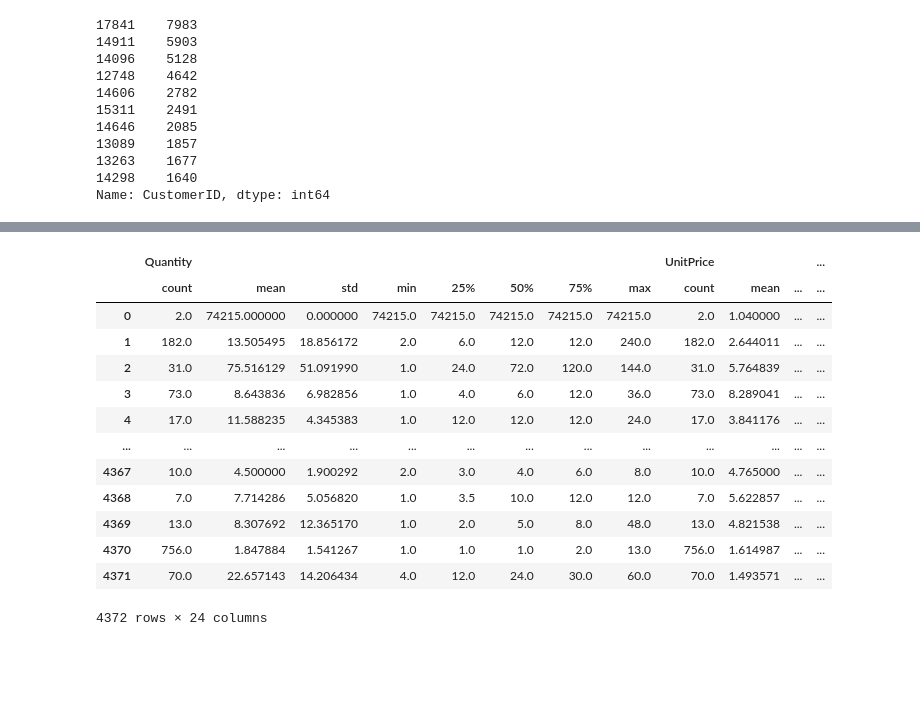
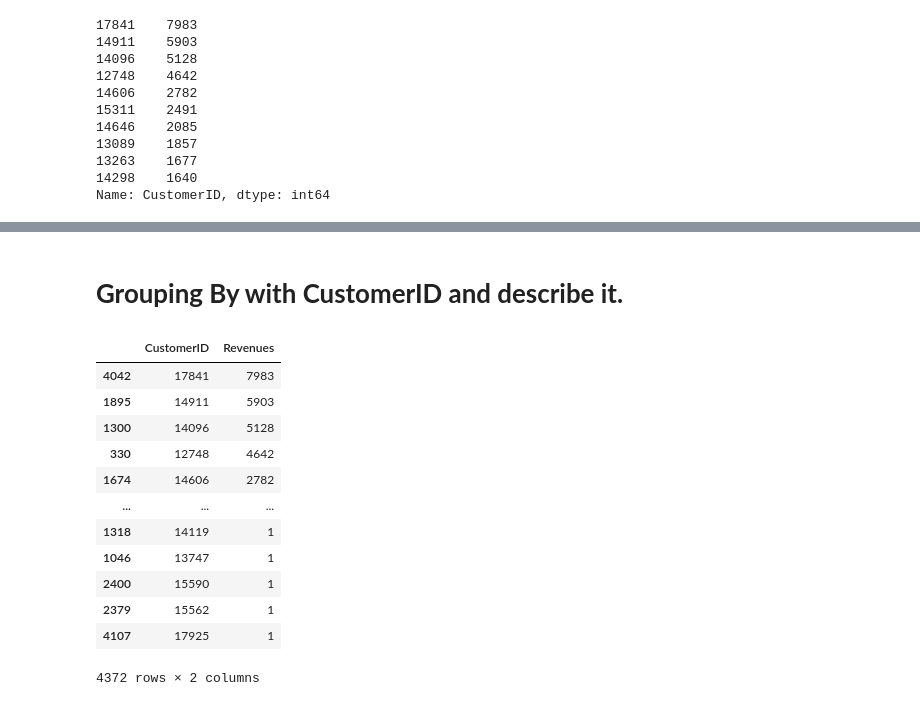
Before and after one commit to Manojgharge07/Capston_Project_1_Propensity_Model_, a Jupyter notebook: Capston_Project_1.ipynb, the cells around one changed output, grey strips where cells are left out. Saved outputs shown, nothing was run; the diff lists cells and outputs as text; code cells hidden in the pictures; blank space fills up the shorter version.

```diff
--- a/Capston_Project_1.ipynb
+++ b/Capston_Project_1.ipynb
@@ -353 +343,3 @@ Total          NaN        NaN        NaN             NaN  9522749.994
+# %% [markdown]
+# **Grouping By with CustomerID and describe it.**
 # %%
@@ -355,17 +347,16 @@ grp_by= df1.groupby('CustomerID', as_index=False)
-# %%
-grp_by.describe()
-# %% [output]
-|  | Quantity |  |  |  |  |  |  |  | UnitPrice |  |  | ... |
-|  | count | mean | std | min | 25% | 50% | 75% | max | count | mean | ... | ... |
-| 0 | 2.0 | 74215.000000 | 0.000000 | 74215.0 | 74215.0 | 74215.0 | 74215.0 | 74215.0 | 2.0 | 1.040000 | ... | ... |
-| 1 | 182.0 | 13.505495 | 18.856172 | 2.0 | 6.0 | 12.0 | 12.0 | 240.0 | 182.0 | 2.644011 | ... | ... |
-| 2 | 31.0 | 75.516129 | 51.091990 | 1.0 | 24.0 | 72.0 | 120.0 | 144.0 | 31.0 | 5.764839 | ... | ... |
-| 3 | 73.0 | 8.643836 | 6.982856 | 1.0 | 4.0 | 6.0 | 12.0 | 36.0 | 73.0 | 8.289041 | ... | ... |
-| 4 | 17.0 | 11.588235 | 4.345383 | 1.0 | 12.0 | 12.0 | 12.0 | 24.0 | 17.0 | 3.841176 | ... | ... |
-| ... | ... | ... | ... | ... | ... | ... | ... | ... | ... | ... | ... | ... |
-| 4367 | 10.0 | 4.500000 | 1.900292 | 2.0 | 3.0 | 4.0 | 6.0 | 8.0 | 10.0 | 4.765000 | ... | ... |
-| 4368 | 7.0 | 7.714286 | 5.056820 | 1.0 | 3.5 | 10.0 | 12.0 | 12.0 | 7.0 | 5.622857 | ... | ... |
-| 4369 | 13.0 | 8.307692 | 12.365170 | 1.0 | 2.0 | 5.0 | 8.0 | 48.0 | 13.0 | 4.821538 | ... | ... |
-| 4370 | 756.0 | 1.847884 | 1.541267 | 1.0 | 1.0 | 1.0 | 2.0 | 13.0 | 756.0 | 1.614987 | ... | ... |
-| 4371 | 70.0 | 22.657143 | 14.206434 | 4.0 | 12.0 | 24.0 | 30.0 | 60.0 | 70.0 | 1.493571 | ... | ... |
-4372 rows × 24 columns
+# %%
+display(grp_by)
+# %% [output]
+|  | CustomerID | Revenues |
+| 4042 | 17841 | 7983 |
+| 1895 | 14911 | 5903 |
+| 1300 | 14096 | 5128 |
+| 330 | 12748 | 4642 |
+| 1674 | 14606 | 2782 |
+| ... | ... | ... |
+| 1318 | 14119 | 1 |
+| 1046 | 13747 | 1 |
+| 2400 | 15590 | 1 |
+| 2379 | 15562 | 1 |
+| 4107 | 17925 | 1 |
+4372 rows × 2 columns
```
Also changed, not shown: parts of 21 cells of this notebook.
